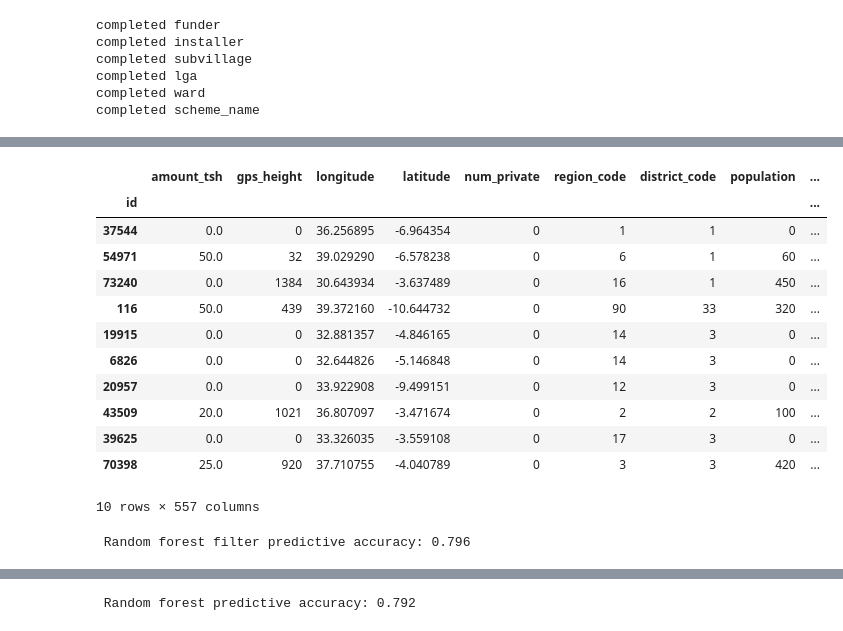
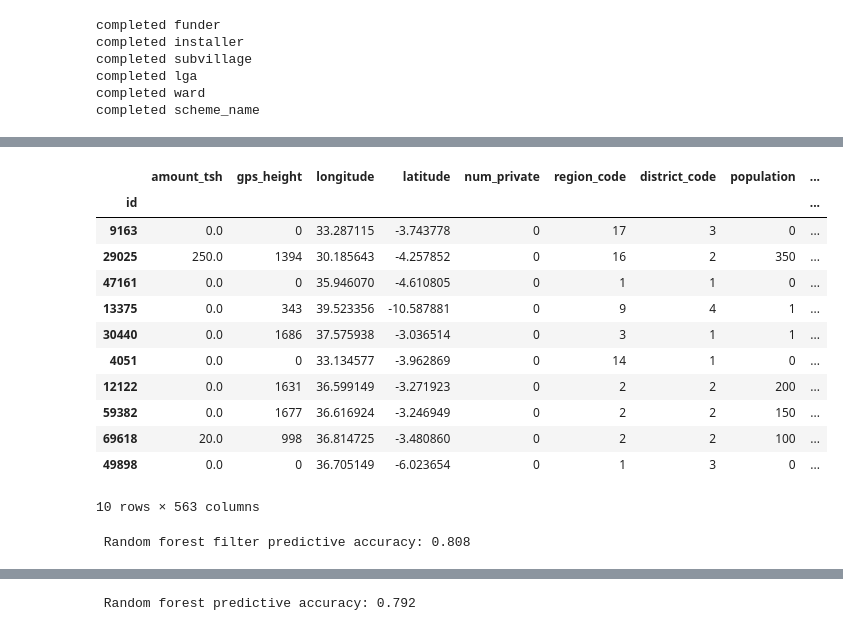
Before and after one commit to kenwelsh/Tanzania_Water_Pump, a Jupyter notebook: machinelearning_supervised_segment2.ipynb, the cells around one changed output, grey strips where cells are left out. Saved outputs shown, nothing was run; the diff lists cells and outputs as text; code cells hidden in the pictures.

```diff
--- a/machinelearning_supervised_segment2.ipynb
+++ b/machinelearning_supervised_segment2.ipynb
@@ -38,9 +38,10 @@ import sqlite3
 # load training and test datasets
 ### HIDE - reading from SQLlite in above cell
 
-train_values_df = pd.read_csv('./Resources/pump_it_up_training_set_values.csv').set_index("id")
-train_labels_df = pd.read_csv('./Resources/pump_it_up_training_set_lables.csv').set_index("id")
+train_values_df = pd.read_csv('water_pump_closest_cities.csv').set_index("id")
 
-merge_df = train_values_df.join(train_labels_df, on="id")
-merge_df.head()
+train_labels_df = pd.DataFrame(train_values_df['status_group'])
+train_values_df = train_values_df.drop(['status_group','Unnamed: 0'],axis=1)
+
+train_labels_df.head()
 # %% [output]
@@ -161,6 +163,7 @@ enc = OneHotEncoder(sparse=False)
 
 # Generate categorical variable list
 txt_cols = cleaned_df.dtypes[cleaned_df.dtypes == "object"].index.tolist()
+txt_cols.remove('geo_loc')
 
 # fit and then produce the encoder
 encode_df = pd.DataFrame(enc.fit_transform(cleaned_df[txt_cols]),
@@ -208,27 +195,29 @@ Counter({'amount_tsh': 1,
 # %%
 # Test dropping the longitude with 0
 X_filter = X[X['longitude']>0]
 y_filter = y[X['longitude']>0]
+
+X_filter = X_filter.drop('geo_loc',axis=1)
 
 # Test dropping population of
 # X_filter = X_filter[X['population']>100]
 # y_filter = y_filter[X['population']>100]
 
 X_filter.sample(10)
 # %% [output]
 |  | amount_tsh | gps_height | longitude | latitude | num_private | region_code | district_code | population | ... |
 | id |  |  |  |  |  |  |  |  | ... |
-| 37544 | 0.0 | 0 | 36.256895 | -6.964354 | 0 | 1 | 1 | 0 | ... |
-| 54971 | 50.0 | 32 | 39.029290 | -6.578238 | 0 | 6 | 1 | 60 | ... |
-| 73240 | 0.0 | 1384 | 30.643934 | -3.637489 | 0 | 16 | 1 | 450 | ... |
-| 116 | 50.0 | 439 | 39.372160 | -10.644732 | 0 | 90 | 33 | 320 | ... |
-| 19915 | 0.0 | 0 | 32.881357 | -4.846165 | 0 | 14 | 3 | 0 | ... |
-| 6826 | 0.0 | 0 | 32.644826 | -5.146848 | 0 | 14 | 3 | 0 | ... |
-| 20957 | 0.0 | 0 | 33.922908 | -9.499151 | 0 | 12 | 3 | 0 | ... |
-| 43509 | 20.0 | 1021 | 36.807097 | -3.471674 | 0 | 2 | 2 | 100 | ... |
-| 39625 | 0.0 | 0 | 33.326035 | -3.559108 | 0 | 17 | 3 | 0 | ... |
-| 70398 | 25.0 | 920 | 37.710755 | -4.040789 | 0 | 3 | 3 | 420 | ... |
+| 9163 | 0.0 | 0 | 33.287115 | -3.743778 | 0 | 17 | 3 | 0 | ... |
+| 29025 | 250.0 | 1394 | 30.185643 | -4.257852 | 0 | 16 | 2 | 350 | ... |
+| 47161 | 0.0 | 0 | 35.946070 | -4.610805 | 0 | 1 | 1 | 0 | ... |
+| 13375 | 0.0 | 343 | 39.523356 | -10.587881 | 0 | 9 | 4 | 1 | ... |
+| 30440 | 0.0 | 1686 | 37.575938 | -3.036514 | 0 | 3 | 1 | 1 | ... |
+| 4051 | 0.0 | 0 | 33.134577 | -3.962869 | 0 | 14 | 1 | 0 | ... |
+| 12122 | 0.0 | 1631 | 36.599149 | -3.271923 | 0 | 2 | 2 | 200 | ... |
+| 59382 | 0.0 | 1677 | 36.616924 | -3.246949 | 0 | 2 | 2 | 150 | ... |
+| 69618 | 20.0 | 998 | 36.814725 | -3.480860 | 0 | 2 | 2 | 100 | ... |
+| 49898 | 0.0 | 0 | 36.705149 | -6.023654 | 0 | 1 | 3 | 0 | ... |
-10 rows × 557 columns
+10 rows × 563 columns
 # %%
 # split training and test
 X_train, X_test, y_train, y_test = train_test_split(X_filter,y_filter, random_state=24)
@@ -245,7 +234,7 @@ from sklearn.ensemble import RandomForestClassifier
 from sklearn.metrics import accuracy_score
 
 # Create a random forest classifier.
-rf_model = RandomForestClassifier(n_estimators=128, random_state=78)
+rf_model = RandomForestClassifier(n_estimators=256, random_state=78)
 
 # Fitting the model
 rf_model = rf_model.fit(X_train_scaled, y_train)
@@ -254,4 +243,4 @@ rf_model = rf_model.fit(X_train_scaled, y_train)
 y_pred = rf_model.predict(X_test_scaled)
 print(f" Random forest filter predictive accuracy: {accuracy_score(y_test,y_pred):.3f}")
 # %% [output]
- Random forest filter predictive accuracy: 0.796
+ Random forest filter predictive accuracy: 0.808
```
Also changed, not shown: parts of 12 cells of this notebook, 2 other files.
